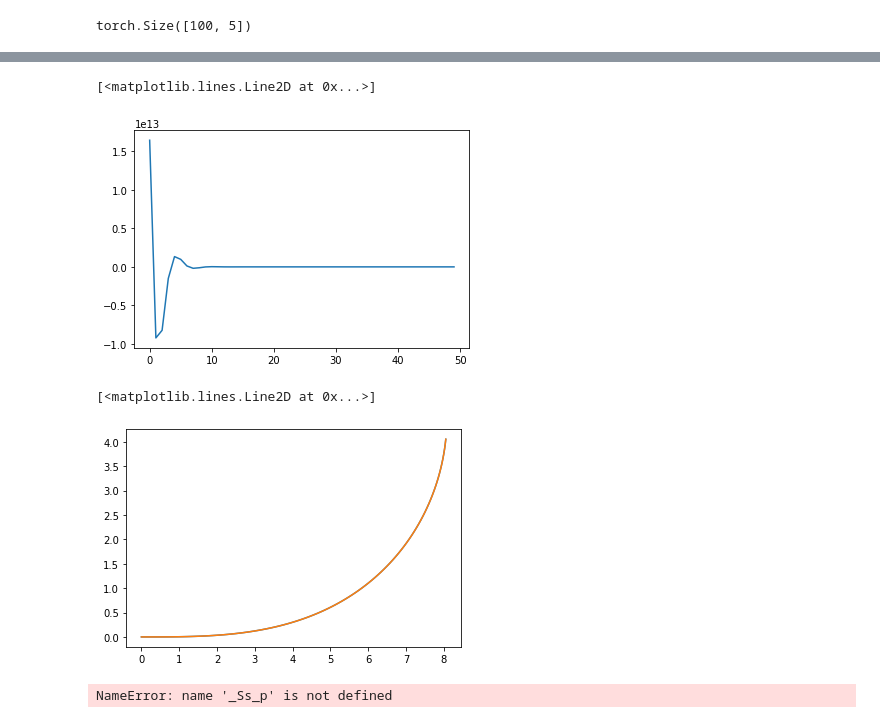
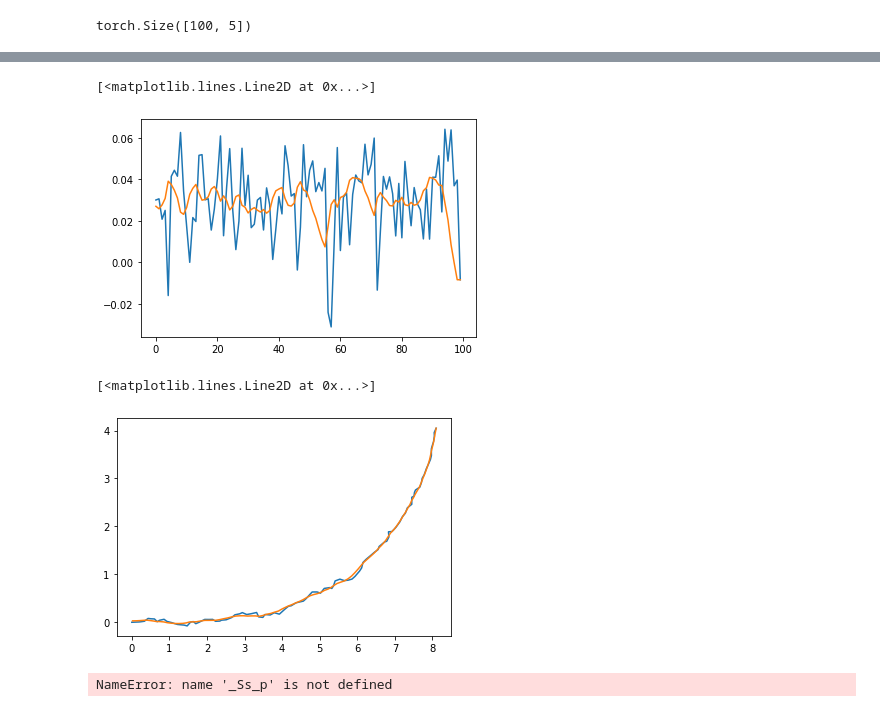
Before and after one commit to yshibata8513/kalman_filter, a Jupyter notebook: 0912_path_smoothing.ipynb, the cells around one changed output, grey strips where cells are left out. Cells and saved outputs as stored; diff of their text form; code cells hidden in the pictures.

```diff
--- a/0912_path_smoothing.ipynb
+++ b/0912_path_smoothing.ipynb
@@ -163,30 +178,34 @@ class KalamanFilter:
         Ps_f = torch.cat([s.view(1,h,w) for s in Ps_f])
         return Ss_p,Ps_p,Ss_f,Ps_f
 
-    def smoothing(self,Ss_p,Ss_f,Ps_p,Ps_f,controls=None):
+    def smoothing(self,dts,Ss_p,Ss_f,Ps_p,Ps_f,controls=None):
 
         s = Ss_f[-1]
         p = Ps_f[-1]
         Ss_s = [Ss_f[-1]]
         Ps_s = [Ps_f[-1]]
         T = len(Ss_p) - 1
-        if controls == None:
-          controls = torch.zeros(T)
+
         for _t in range(T):
             t = T - _t
-            #print(_t,t)
+            dt = dts[t-1]
             s_p = Ss_p[t]
             s_f = Ss_f[t-1]
             P_p = Ps_p[t]
             P_f = Ps_f[t-1]
-            c = controls[t-1]
-            s,p = self.calculator._smoothing(s_p.view(-1,1),s_f.view(-1,1),s.view(-1,1),c.view(-1,1),P_p,P_f,p,dt)
+            if controls is not None:
+                c = controls[t-1].view(-1,1)
+            else:
+                c = None
+            s,p = self.calculator._smoothing(s_p.view(-1,1),s_f.view(-1,1),s.view(-1,1),c,P_p,P_f,p,dt)
+
+
             #print(s.size())
             Ss_s.append(s.data.clone())
             Ps_s.append(p.data.clone())
-        #print(Ss_s[0].size(),Ss_s[1].size())
+
         Ss_s = torch.Tensor(np.array(torch.cat([s.view(1,-1) for s in Ss_s]))[::-1].copy())
-        #Ss_s = torch.stack(Ss_s,dim=0).view(-1,2).data.numpy()[::-1].copy()
+
         h = w = Ps_p[0].size()[0]
         Ps_s = torch.Tensor(np.array(torch.cat([s.view(1,h,w) for s in Ps_s]))[::-1].copy())
         return Ss_s,Ps_s
@@ -228,8 +247,11 @@ dts = torch.ones(N-1)*0.1
 kappa_dot = torch.ones(N-1)*0.03
 
 xs,ys,thetas,kappas = CreatePathFromKappaDot(dts,kappa_dot)
-noise = torch.randn(N-1,2)*0.1
-observations = torch.stack([xs[1:]+noise[:,0],ys[1:]+noise[:,1]],dim=-1)
+print(xs.size())
+nx= torch.randn(N-1)*0.1
+ny= torch.randn(N-1)*0.1
+nk = torch.randn(N-1)*0.01
+observations = torch.stack([xs[1:]+nx,ys[1:]+ny,kappas[1:]+nk],dim=-1)
 state0 = torch.Tensor([xs[0],ys[0],thetas[0],kappas[0],kappa_dot[0]]).view(-1,1)
 state0,observations.size()
 # %% [output]
@@ -247,11 +270,9 @@ P0 = torch.FloatTensor([ [0.1,0  ,0,0,0]
 # %%
-
-
 s0 = state0
 #c0 = controls[0]
 
 p_model = PathPlantModel()
-o_model = ObserverXY()
+o_model = ObserverXYK()
 kfc = KalmanFilterCalculator(p_model,o_model)
 kf = KalamanFilter(kfc)
 #dts = torch.ones(99)*0.5
@@ -273,7 +303,7 @@ tensor(19.5127)
 # %%
 Ss_p,Ps_p,Ss_f,Ps_f = kf.filtering(s0,P0,dts,observations)
 print(Ss_p.size(),Ps_p.size(),Ss_f.size(),Ps_f.size())
-Ss_s,Ps_s =  kf.smoothing(Ss_p=Ss_p,Ps_p=Ps_p,Ss_f=Ss_f,Ps_f=Ps_f)
+Ss_s,Ps_s =  kf.smoothing(dts=dts,Ss_p=Ss_p,Ps_p=Ps_p,Ss_f=Ss_f,Ps_f=Ps_f)
 Ss_s.size()
 # %% [output]
 torch.Size([100, 5]) torch.Size([100, 5, 5]) torch.Size([100, 5]) torch.Size([100, 5, 5])
@@ -291,16 +321,17 @@ plt.plot(observations[...,0],observations[...,1])
 # %%
-#plt.plot(Ss_f[...,-1])
-plt.plot(Ss_s[50:,-1])
+plt.plot(Ss_f[...,-1])
+plt.plot(Ss_s[...,-1])
 # %% [output]
 [<matplotlib.lines.Line2D at 0x...>]
-[figure, old version]
+[figure, new version]
 # %%
 plt.plot(Ss_f[...,0],Ss_f[...,1])
-#plt.plot(Ss_s[...,0],Ss_s[...,1])
-plt.plot(xs,ys)
+plt.plot(Ss_s[...,0],Ss_s[...,1])
+
+#plt.plot(xs,ys)
 # %% [output]
 [<matplotlib.lines.Line2D at 0x...>]
-[figure, old version]
+[figure, new version]
 # %%
 
 #plt.plot(observations[:20])
```
Also changed, not shown: parts of 9 cells of this notebook.
